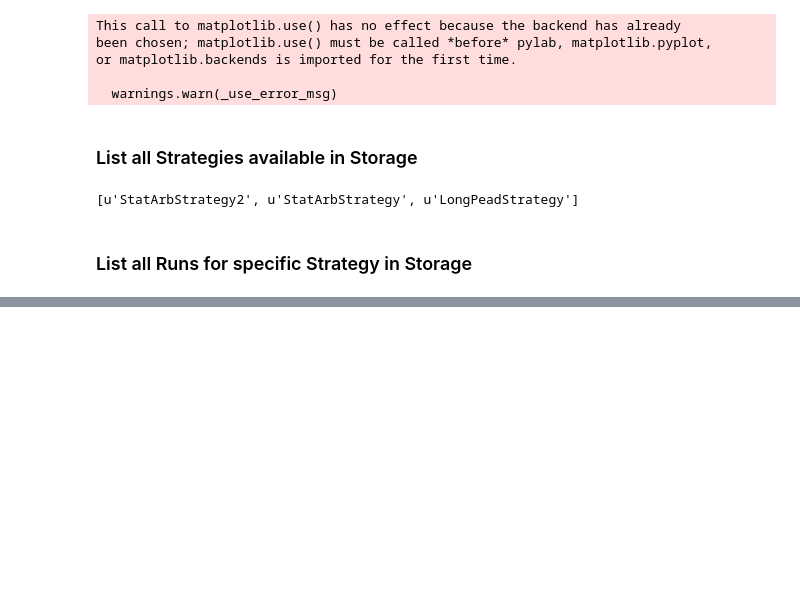
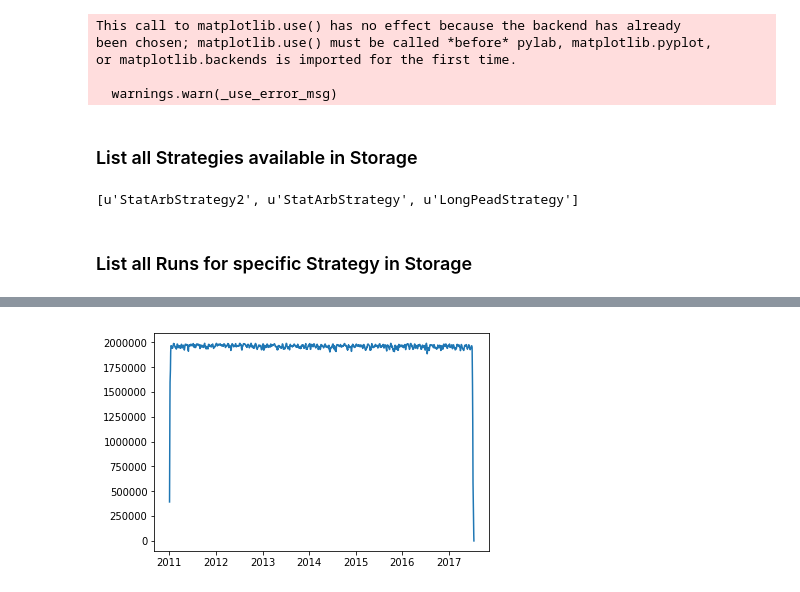
Before and after one commit to ryanoley/ram, a Jupyter notebook: examples/Example_Cloud_Analysis.ipynb, the cells around one changed output, grey strips where cells are left out. Saved outputs shown, nothing was run; the diff lists cells and outputs as text; code cells hidden in the pictures; blank space fills up the shorter version.

```diff
--- a/examples/Example_Cloud_Analysis.ipynb
+++ b/examples/Example_Cloud_Analysis.ipynb
@@ -1560,2 +66,0 @@ comb1.start(10, criteria='sharpe')
-# %%
-x = (comb1.best_results_rets.iloc[:, 0] + comb2.best_results_rets.iloc[:, 0])/2.
@@ -1605,0 +84,13 @@ dtype: float64
+# %%
+# Exposure columns
+expcols = [x for x in run1.all_output.columns if x.find('Exp') > -1]
+turncols = [x for x in run1.all_output.columns if x.find('Turnover') > -1]
+opencols = [x for x in run1.all_output.columns if x.find('OpenPositions') > -1]
+longpl = [x for x in run1.all_output.columns if x.find('LongPL') > -1]
+shortpl = [x for x in run1.all_output.columns if x.find('ShortPL') > -1]
+# %%
+plt.figure()
+plt.plot(run1.all_output[expcols].mean(axis=1))
+plt.show()
+# %% [output]
+[figure, added]
```
Also changed, not shown: parts of 168 cells of this notebook.
